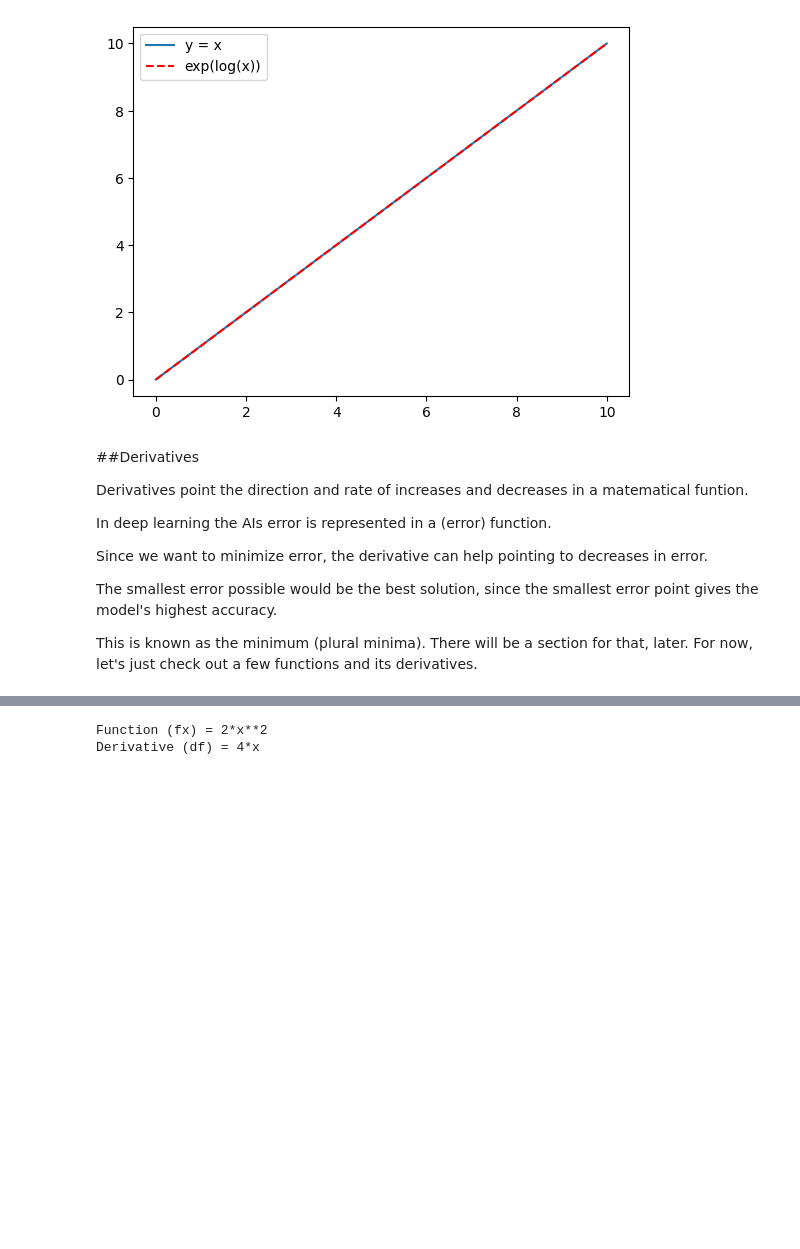
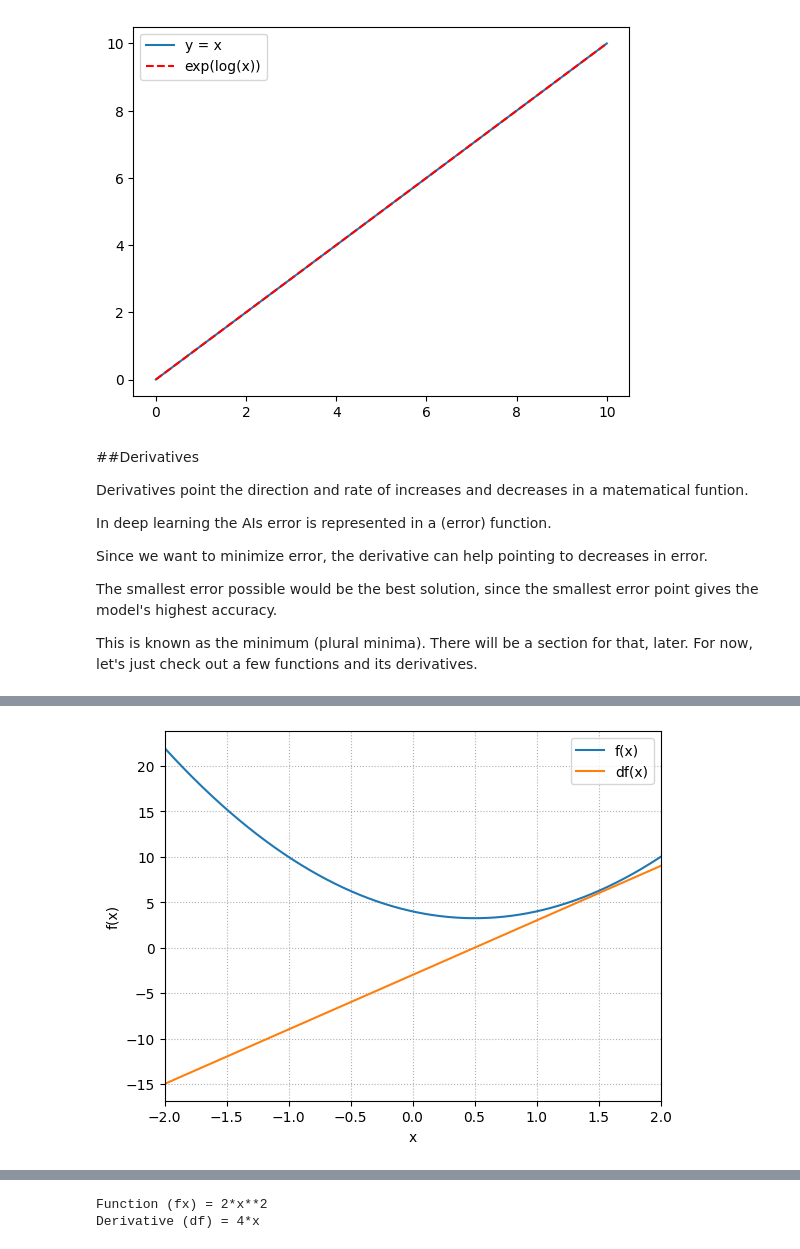
Before and after one commit to Salciano/ShowcasePython, a Jupyter notebook: Showcase.ipynb, the cells around one changed output, grey strips where cells are left out. Saved outputs shown, nothing was run; the diff lists cells and outputs as text; code cells hidden in the pictures; blank space fills up the shorter version.

Commit message:
Gradient Descent

```diff
--- a/Showcase.ipynb
+++ b/Showcase.ipynb
@@ -1968,3 +1968,90 @@ Since we want to minimize error, the derivative can help pointing to decreases i
 The smallest error possible would be the best solution, since the smallest error point gives the model's highest accuracy.
 
 This is known as the minimum (plural minima). There will be a section for that, later. For now, let's just check out a few functions and its derivatives.
+# %%
+#@title Gradient Descent
+
+"""
+Deep learning models learn mainly by using the gradient descent algoritm.
+Here is how:
+1. GUESS a solution.
+2. (Re)Compute the error (using derivatives)
+3. Learn from error.
+
+Represent the error as a function. The error function.
+Guess where the minimum error could be within the error function and compute the derivative of the guess.
+Proceed with a second guess that would be closer to the derivative's 0. If the derivative is positive, add the learning rate to the last guess to move up closer to 0. If the derivative is negative, subtract .
+"""
+
+import numpy
+import matplotlib.pyplot as ploti
+from IPython import display
+#import sympy
+
+# Error function function
+def fx(x):
+  return 3*x**2 - 3*x+4
+
+def dfx(x):
+# return sympy.diff(fx(x))
+  return 6*x - 3
+
+x = numpy.linspace(-2,2,1000) # 1000 points, linearly separated bezween min -2 and max 2
+
+# Initial Graph
+print("Initial Graph. Where is the lowest point (the minimum)?")
+ploti.plot(x,fx(x), x, dfx(x))
+ploti.xlim(x[[0, -1]])
+ploti.grid(linestyle=":")
+ploti.xlabel("x")
+ploti.ylabel("f(x)")
+ploti.legend(["f(x)", "df(x)"])
+ploti.show()
+
+localmin = numpy.random.choice(x,1) # choose 1 value from x
+
+# Learning parameters
+learning_rate = .01 # Increase this to speed up. Lower it once your get close?
+training_epochs = 100 # Increase this to improve (increases steps, but takes up computing)
+
+# iteration
+modelparams = numpy.zeros((training_epochs, 2))
+print(f"\nStarting point: {localmin}")
+for i in range(training_epochs): # as many steps/iterations as stated on training_epochs
+#  print("Iteration:", i) # debug
+  gradient = dfx(localmin) # gradient = 6*localmin-3
+  localmin = localmin - learning_rate * gradient
+#  modelparams[i,:] = localmin, gradient
+  modelparams[i,0] = localmin[0]
+  modelparams[i,1] = gradient[0]
+#  print("Scale:", gradient) # debug
+#  print("Local Min:", localmin) # debug
+print("I think the minimum error is (y):", fx(localmin))
+print("I think the minimum is located at (x):", localmin)
+#print(modelparams)
+
+# Result Graph
+ploti.plot(x,fx(x), x, dfx(x))
+ploti.plot(localmin, fx(localmin), "gx", alpha=0.8)
+ploti.plot(localmin, dfx(localmin), "rx", alpha=0.8)
+ploti.xlim(x[[0, -1]])
+ploti.grid(linestyle=":")
+ploti.xlabel("x")
+ploti.ylabel("f(x)")
+ploti.legend(["f(x)", "df(x)", "f(x) min", "df(x) min"])
+ploti.show()
+
+
+print("\nHere is the learning curve")
+fig,ax = ploti.subplots(1,2,figsize=(12,4))
+
+for i in range(2):
+  ax[i].plot(modelparams[:,i], "o-", alpha=0.5)
+  ax[i].set_xlabel("Iterations")
+  ax[i].set_title(f"Final estimated minimum: {localmin[0]:.5f}")
+
+ax[0].set_ylabel("Function Minimum Location")
+ax[1].set_ylabel("Derivative Minimum") # Should approach zero
+
+ploti.show()
+# %% [output]
@@ -1970,0 +2059 @@ This is known as the minimum (plural minima). There will be a section for that,
+[figure, added]
```
Also changed, not shown: parts of 7 cells of this notebook.
